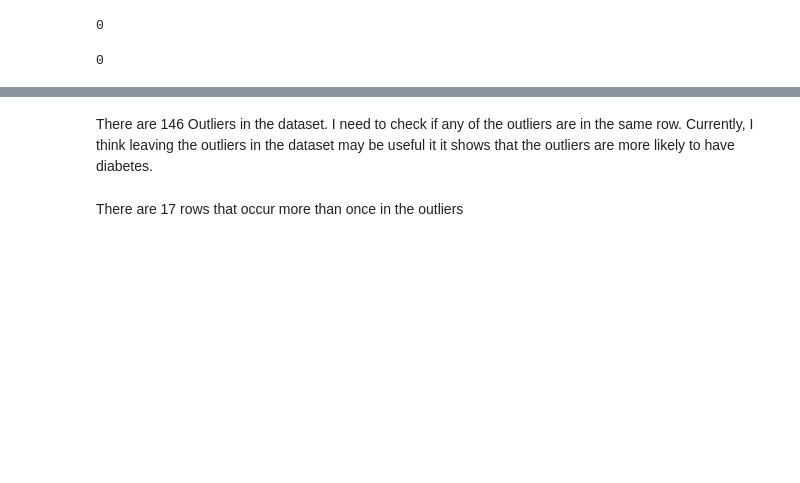
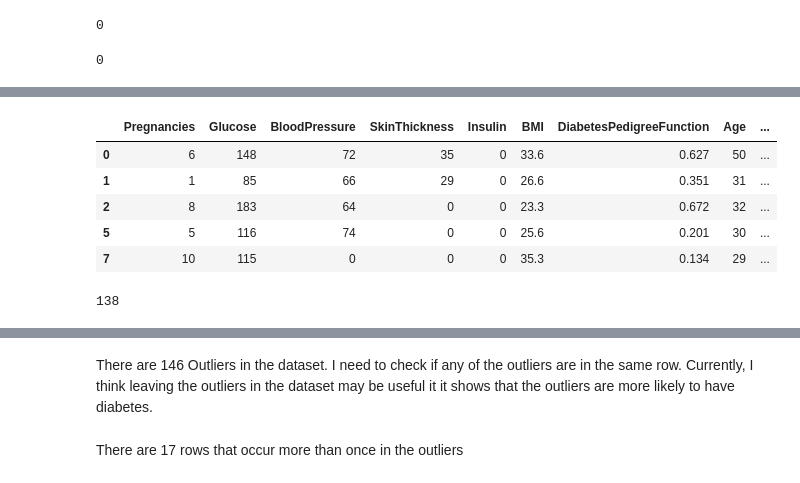
Before and after one commit to luis-jmtz/Diabetes-Logistic-Regression, a Jupyter notebook: Data_Cleaning.ipynb, the cells around one changed output, grey strips where cells are left out. Saved outputs shown, nothing was run; the diff lists cells and outputs as text; code cells hidden in the pictures; blank space fills up the shorter version.

```diff
--- a/Data_Cleaning.ipynb
+++ b/Data_Cleaning.ipynb
@@ -118,3 +120,18 @@ lower = percentile_25 - 1.5 * iqr # 1.5 is a value chosen out of convention
+# %%
+insulin_df = df[df["Insulin"]== 0]
+
+insulin_df.head()
+# %% [output]
+|  | Pregnancies | Glucose | BloodPressure | SkinThickness | Insulin | BMI | DiabetesPedigreeFunction | Age | ... |
+| 0 | 6 | 148 | 72 | 35 | 0 | 33.6 | 0.627 | 50 | ... |
+| 1 | 1 | 85 | 66 | 29 | 0 | 26.6 | 0.351 | 31 | ... |
+| 2 | 8 | 183 | 64 | 0 | 0 | 23.3 | 0.672 | 32 | ... |
+| 5 | 5 | 116 | 74 | 0 | 0 | 25.6 | 0.201 | 30 | ... |
+| 7 | 10 | 115 | 0 | 0 | 0 | 35.3 | 0.134 | 29 | ... |
+# %%
+print((insulin_df['Outcome'] == 1).sum())
+# %% [output]
+138
 # %%
 outlier_count = 0
 outlier_df = pd.DataFrame(columns = df_columns)
```
Also changed, not shown: parts of 12 cells of this notebook, 1 other file.
